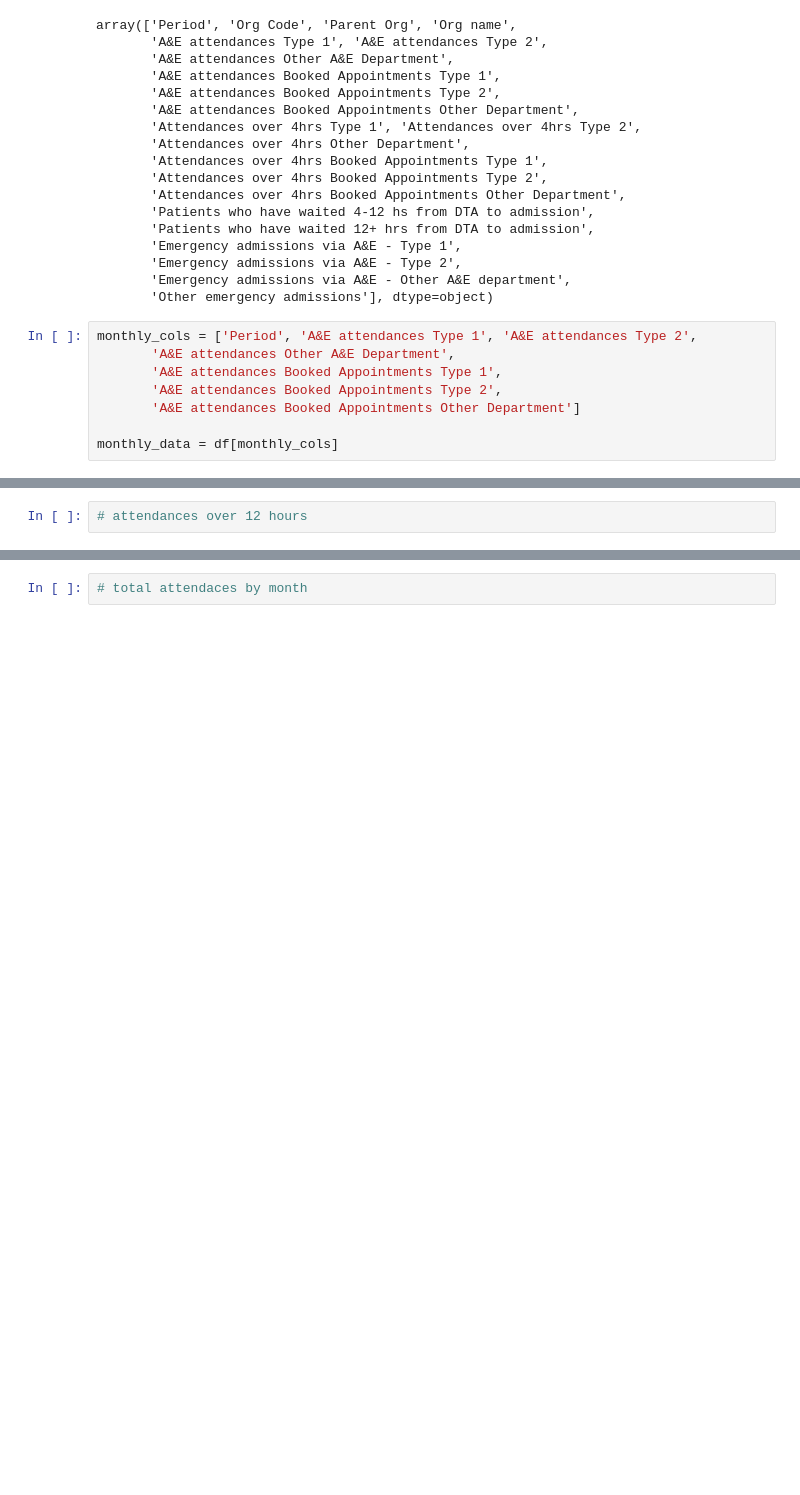
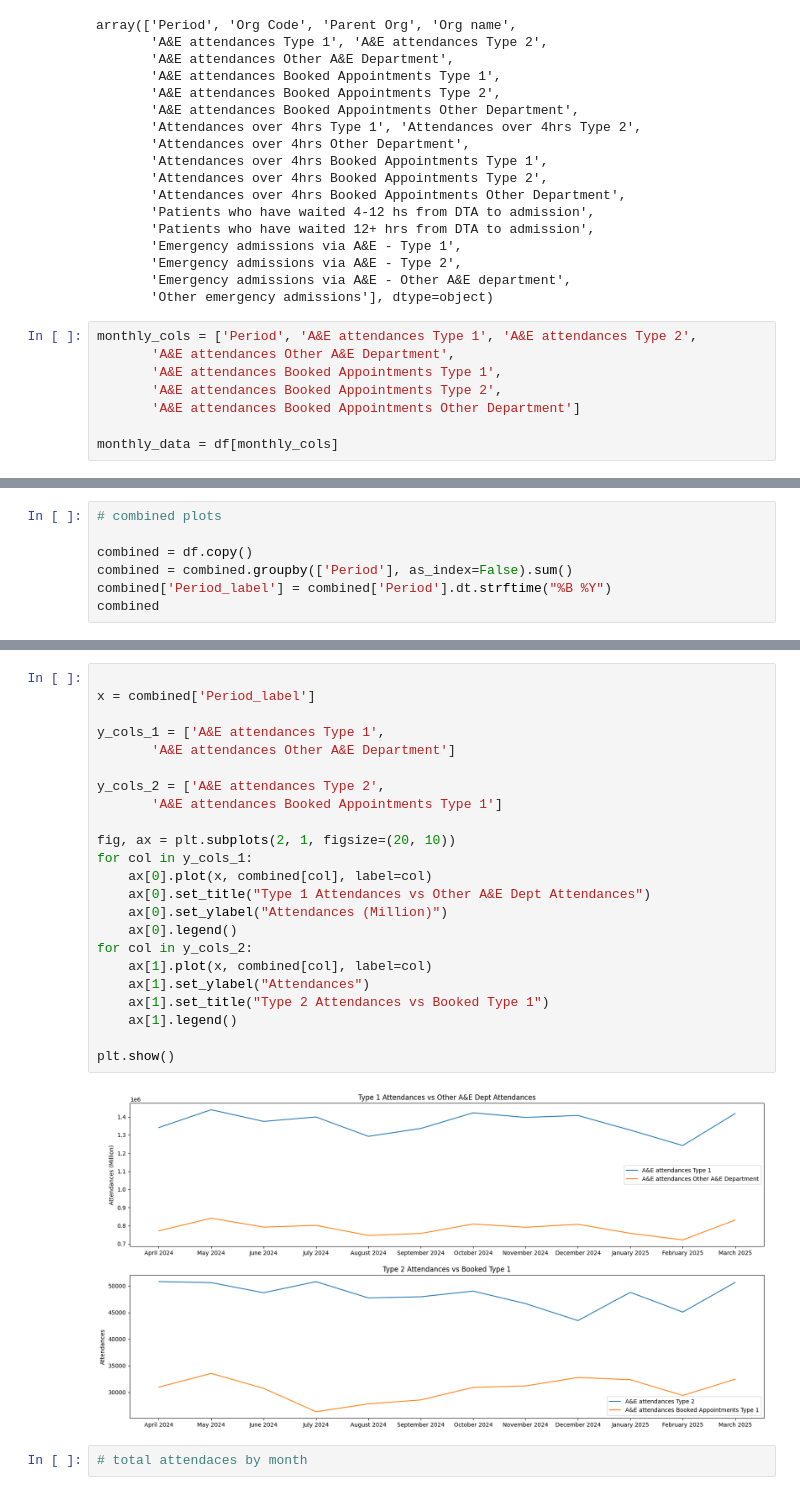
Before and after one commit to trow-land/Data-Science, a Jupyter notebook: NHS A&E Attendances and Emergency Admissions/admissions_EDA.ipynb, the cells around one changed output, grey strips where cells are left out. Drawn from its saved outputs; the diff is of its cells as text; blank space fills up the shorter version.

```diff
--- a/NHS A&E Attendances and Emergency Admissions/admissions_EDA.ipynb
+++ b/NHS A&E Attendances and Emergency Admissions/admissions_EDA.ipynb
@@ -264,2 +318,7 @@ plt.show()
 # %%
-# attendances over 12 hours
+# combined plots
+
+combined = df.copy()
+combined = combined.groupby(['Period'], as_index=False).sum()
+combined['Period_label'] = combined['Period'].dt.strftime("%B %Y")
+combined
@@ -266,2 +340,27 @@ plt.show()
+# %%
+
+x = combined['Period_label']
+
+y_cols_1 = ['A&E attendances Type 1',
+       'A&E attendances Other A&E Department']
+
+y_cols_2 = ['A&E attendances Type 2',
+       'A&E attendances Booked Appointments Type 1']
+
+fig, ax = plt.subplots(2, 1, figsize=(20, 10))
+for col in y_cols_1:
+    ax[0].plot(x, combined[col], label=col)
+    ax[0].set_title("Type 1 Attendances vs Other A&E Dept Attendances")
+    ax[0].set_ylabel("Attendances (Million)")
+    ax[0].legend()
+for col in y_cols_2:
+    ax[1].plot(x, combined[col], label=col)
+    ax[1].set_ylabel("Attendances")
+    ax[1].set_title("Type 2 Attendances vs Booked Type 1")
+    ax[1].legend()
+
+plt.show()
+# %% [output]
+[figure, added]
 # %%
 # total attendaces by month
```
Also changed, not shown: parts of 9 cells of this notebook.
